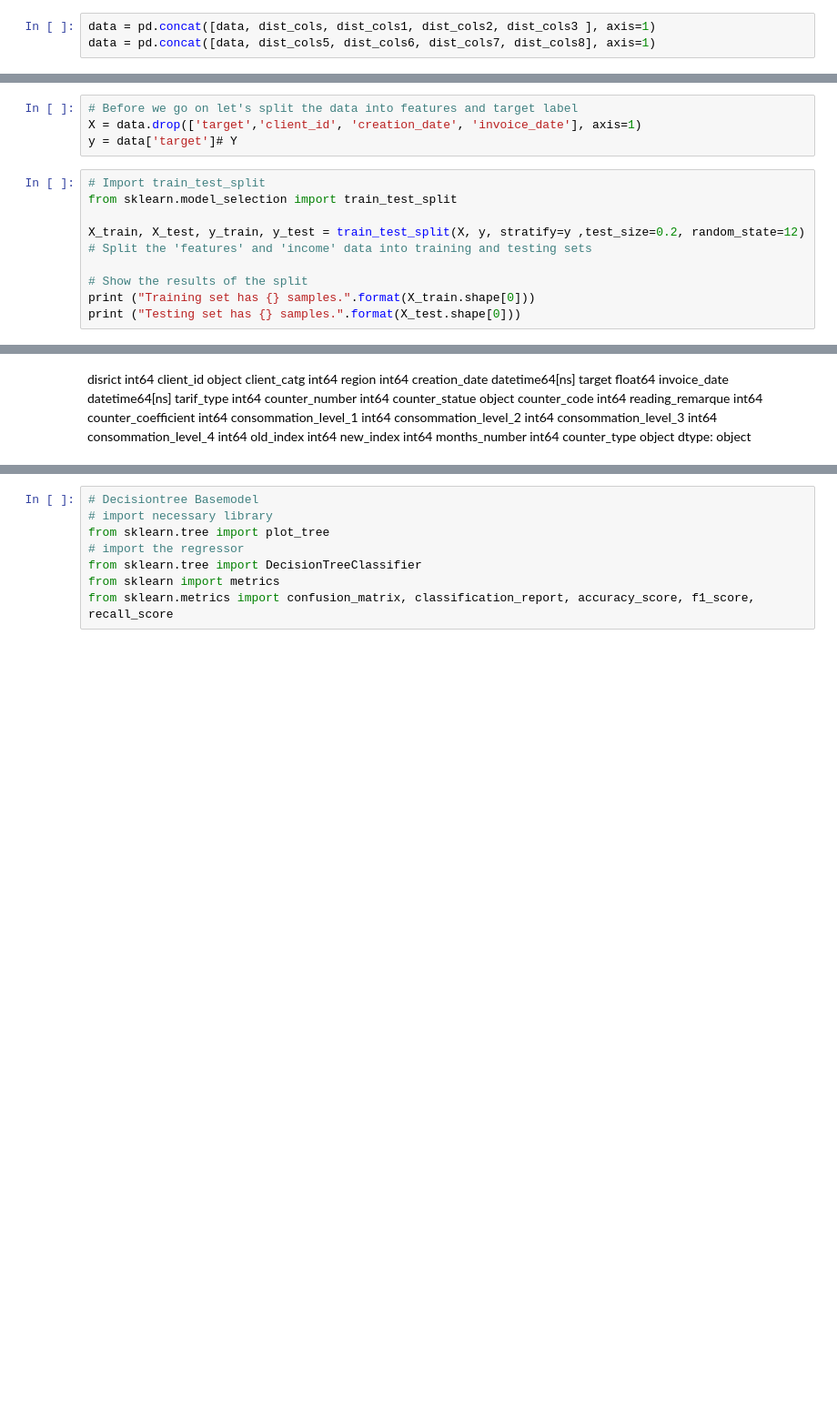
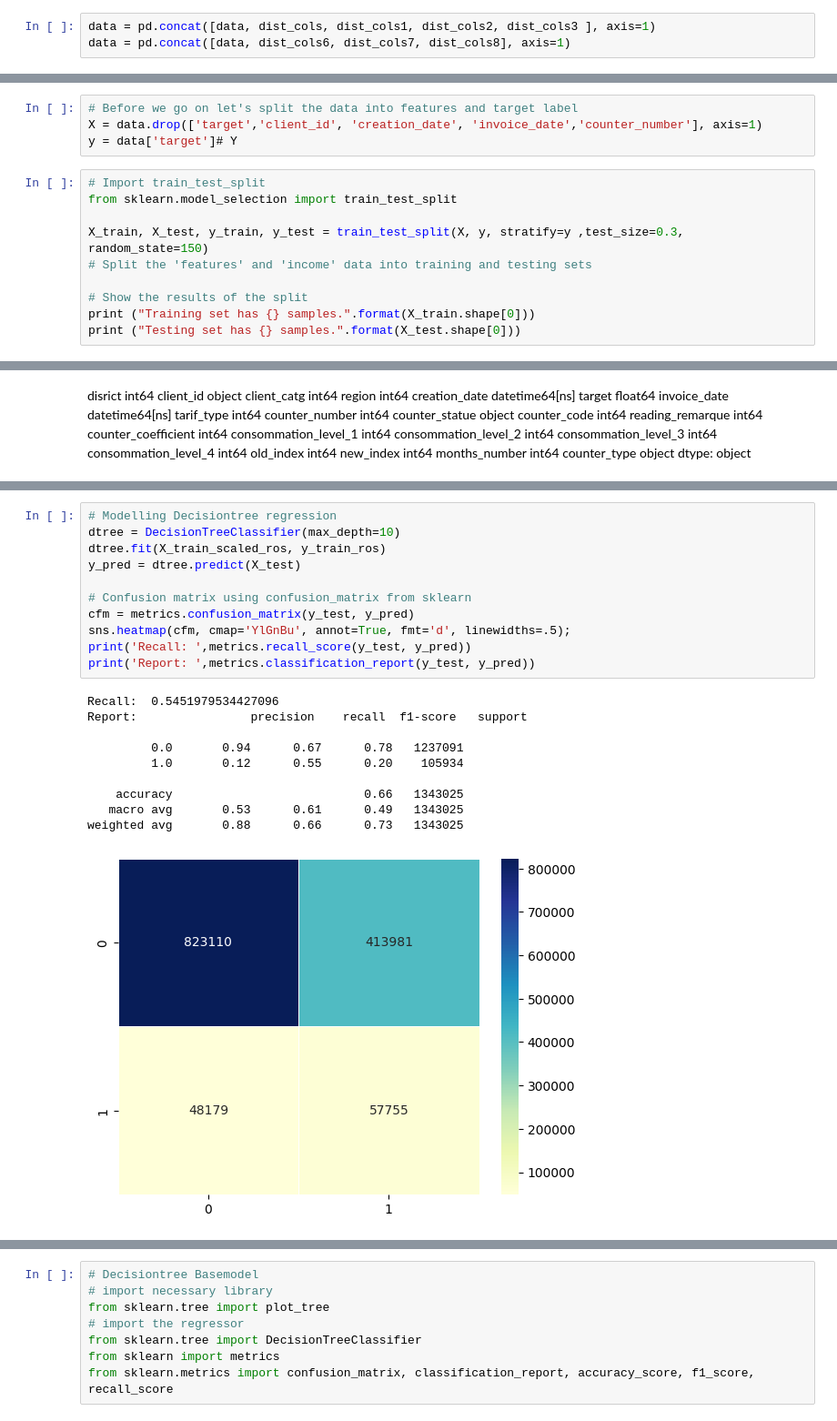
Before and after one commit to freddiCoded/ML-Project-FraudDetection, a Jupyter notebook: ML_preprocessing.ipynb, the cells around one changed output, grey strips where cells are left out. Shown at 91% size. Saved outputs shown, nothing was run; the diff lists cells and outputs as text; blank space fills up the shorter version.

```diff
--- a/ML_preprocessing.ipynb
+++ b/ML_preprocessing.ipynb
@@ -127,7 +132,7 @@ dist_cols8 = pd.get_dummies(data['counter_type'], prefix='counter_type_', drop_f
 # counter_number not
 # %%
 data = pd.concat([data, dist_cols, dist_cols1, dist_cols2, dist_cols3 ], axis=1)
-data = pd.concat([data, dist_cols5, dist_cols6, dist_cols7, dist_cols8], axis=1)
+data = pd.concat([data, dist_cols6, dist_cols7, dist_cols8], axis=1)
 # %%
 #data.head(1)
 #data.info()
@@ -174,13 +193,13 @@ data.head(2)
 # Split the data
 # %%
 # Before we go on let's split the data into features and target label
-X = data.drop(['target','client_id', 'creation_date', 'invoice_date'], axis=1)
+X = data.drop(['target','client_id', 'creation_date', 'invoice_date','counter_number'], axis=1)
 y = data['target']# Y
 # %%
 # Import train_test_split
 from sklearn.model_selection import train_test_split
 
-X_train, X_test, y_train, y_test = train_test_split(X, y, stratify=y ,test_size=0.2, random_state=12)
+X_train, X_test, y_train, y_test = train_test_split(X, y, stratify=y ,test_size=0.3, random_state=150)
 # Split the 'features' and 'income' data into training and testing sets
 
 # Show the results of the split
@@ -236,0 +316,22 @@ X_train[numerical].sample(1)
+# %%
+# Modelling Decisiontree regression
+dtree = DecisionTreeClassifier(max_depth=10)
+dtree.fit(X_train_scaled_ros, y_train_ros)
+y_pred = dtree.predict(X_test)
+
+# Confusion matrix using confusion_matrix from sklearn
+cfm = metrics.confusion_matrix(y_test, y_pred)
+sns.heatmap(cfm, cmap='YlGnBu', annot=True, fmt='d', linewidths=.5);
+print('Recall: ',metrics.recall_score(y_test, y_pred))
+print('Report: ',metrics.classification_report(y_test, y_pred))
+# %% [output]
+Recall:  0.5451979534427096
+Report:                precision    recall  f1-score   support
+
+         0.0       0.94      0.67      0.78   1237091
+         1.0       0.12      0.55      0.20    105934
+
+    accuracy                           0.66   1343025
+   macro avg       0.53      0.61      0.49   1343025
+weighted avg       0.88      0.66      0.73   1343025
+[figure, added]
```
Also changed, not shown: parts of 35 cells of this notebook, 2 other files.
